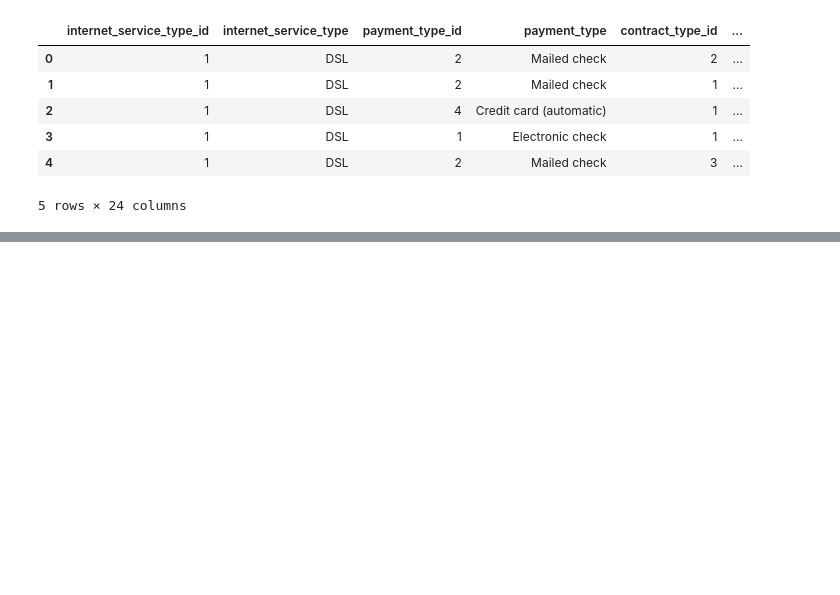
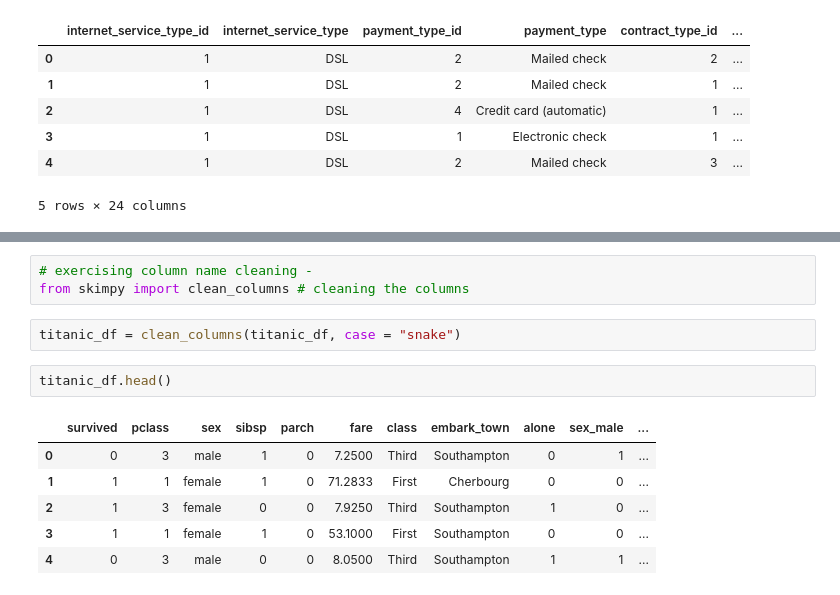
Before and after one commit to mijailmariano/classification-exercises, a Jupyter notebook: classification_exervices.ipynb, the cells around one changed output, grey strips where cells are left out. Drawn from its saved outputs; the diff is of its cells as text; blank space fills up the shorter version.

```diff
--- a/classification_exervices.ipynb
+++ b/classification_exervices.ipynb
@@ -419,0 +716,14 @@ get_telco_data().head()
+# %%
+# exercising column name cleaning -
+from skimpy import clean_columns # cleaning the columns
+# %%
+titanic_df = clean_columns(titanic_df, case = "snake")
+# %%
+titanic_df.head()
+# %% [output]
+|  | survived | pclass | sex | sibsp | parch | fare | class | embark_town | alone | sex_male | ... |
+| 0 | 0 | 3 | male | 1 | 0 | 7.2500 | Third | Southampton | 0 | 1 | ... |
+| 1 | 1 | 1 | female | 1 | 0 | 71.2833 | First | Cherbourg | 0 | 0 | ... |
+| 2 | 1 | 3 | female | 0 | 0 | 7.9250 | Third | Southampton | 1 | 0 | ... |
+| 3 | 1 | 1 | female | 1 | 0 | 53.1000 | First | Southampton | 0 | 0 | ... |
+| 4 | 0 | 3 | male | 0 | 0 | 8.0500 | Third | Southampton | 1 | 1 | ... |
```
Also changed, not shown: parts of 55 cells of this notebook, 3 other files.
